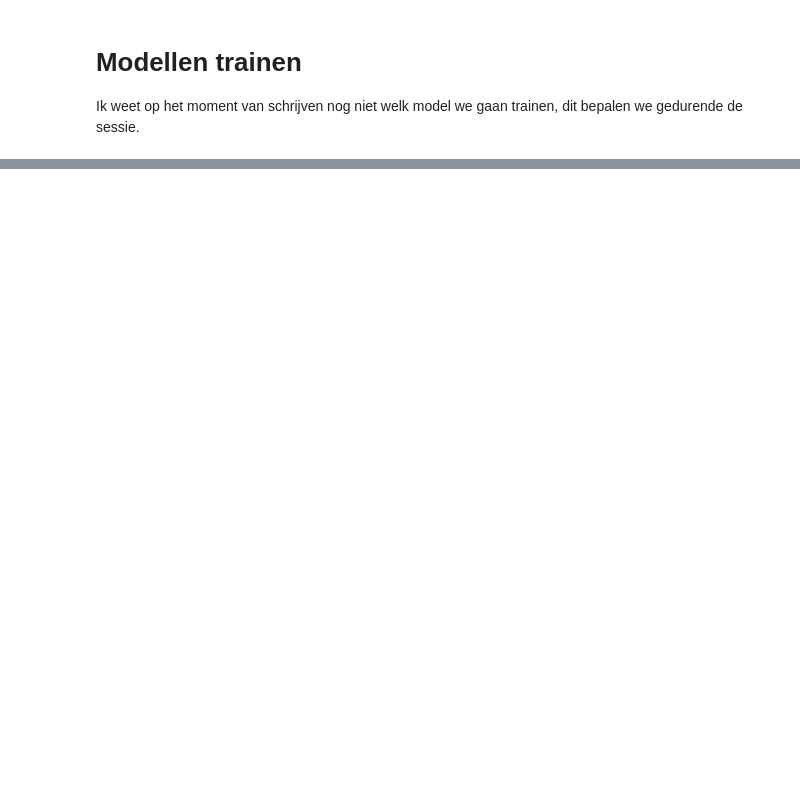
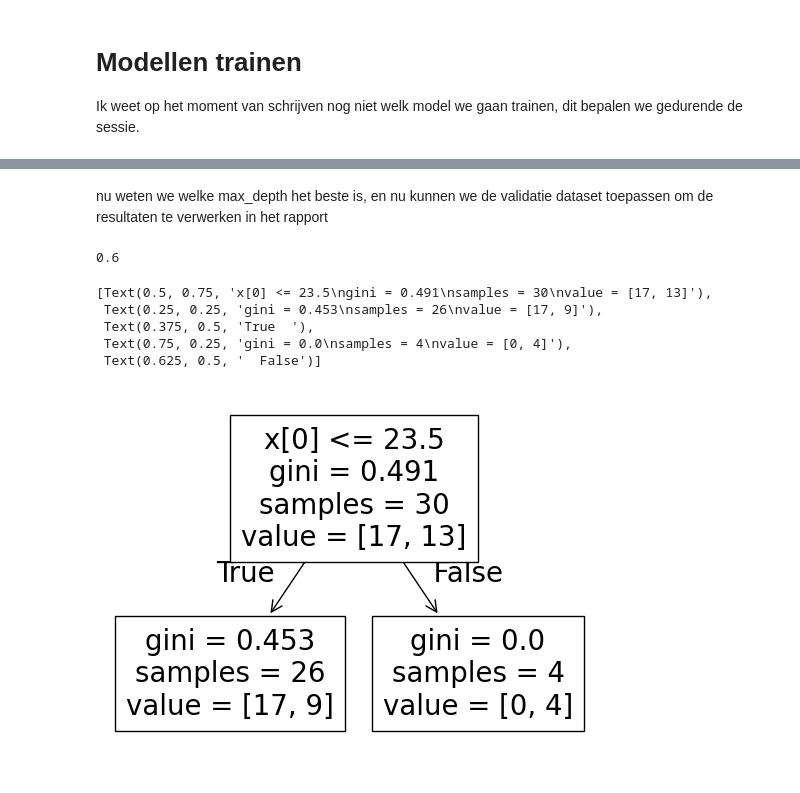
Before and after one commit to JorisHeemskerk/HCAI_Python_bijspijkeren, a Jupyter notebook: bijspijkersessies/sessie 7 - 28-10/prediction_models.ipynb, the cells around one changed output, grey strips where cells are left out. Cells and saved outputs as stored; diff of their text form; code cells hidden in the pictures; blank space fills up the shorter version.

Commit message:
add prediction models uitwerkingen

```diff
--- a/bijspijkersessies/sessie 7 - 28-10/prediction_models.ipynb
+++ b/bijspijkersessies/sessie 7 - 28-10/prediction_models.ipynb
@@ -33,0 +50,5 @@ Ik weet op het moment van schrijven nog niet welk model we gaan trainen, dit bep
+# %%
+# random state zorgt ervoor dat het wel random is, maar de volgende keer dat we dit runnen doen we het weer precies hetzelfde random
+train_df, test_val_df = train_test_split(df, test_size=0.4, random_state=42)
+print(train_df.shape)
+print(test_val_df.shape)
@@ -33,0 +122,31 @@ Ik weet op het moment van schrijven nog niet welk model we gaan trainen, dit bep
+# %% [markdown]
+nu weten we welke max_depth het beste is, en nu kunnen we de validatie dataset toepassen om de resultaten te verwerken in het rapport
+# %%
+model = DecisionTreeClassifier(max_depth=1, random_state=42)
+# fit het model
+model.fit(
+    X=train_df[["age", "height", "weight"]],
+    y=train_df["gender"]
+)
+# test het model
+val_prediction_y = model.predict(
+    X=val_df[["age", "height", "weight"]] # MET DE VALIDATION DATA
+)
+# bereken de accuracy
+score = accuracy_score(
+    y_true=val_df["gender"],
+    y_pred=val_prediction_y # OP DE VALIDATION DATA
+)
+
+print(score)
+# %% [output]
+0.6
+# %%
+plot_tree(model)
+# %% [output]
+[Text(0.5, 0.75, 'x[0] <= 23.5\ngini = 0.491\nsamples = 30\nvalue = [17, 13]'),
+ Text(0.25, 0.25, 'gini = 0.453\nsamples = 26\nvalue = [17, 9]'),
+ Text(0.375, 0.5, 'True  '),
+ Text(0.75, 0.25, 'gini = 0.0\nsamples = 4\nvalue = [0, 4]'),
+ Text(0.625, 0.5, '  False')]
+[figure, added]
```
Also changed, not shown: parts of 12 cells of this notebook.
